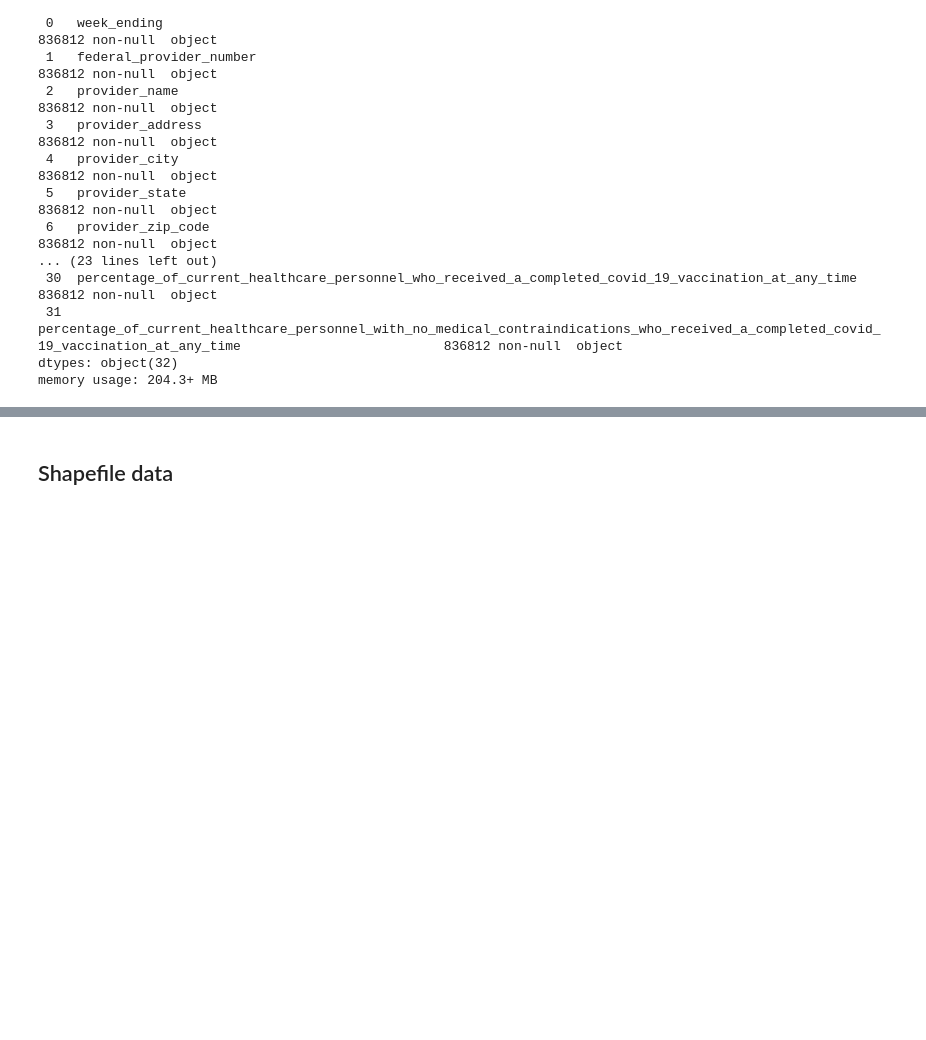
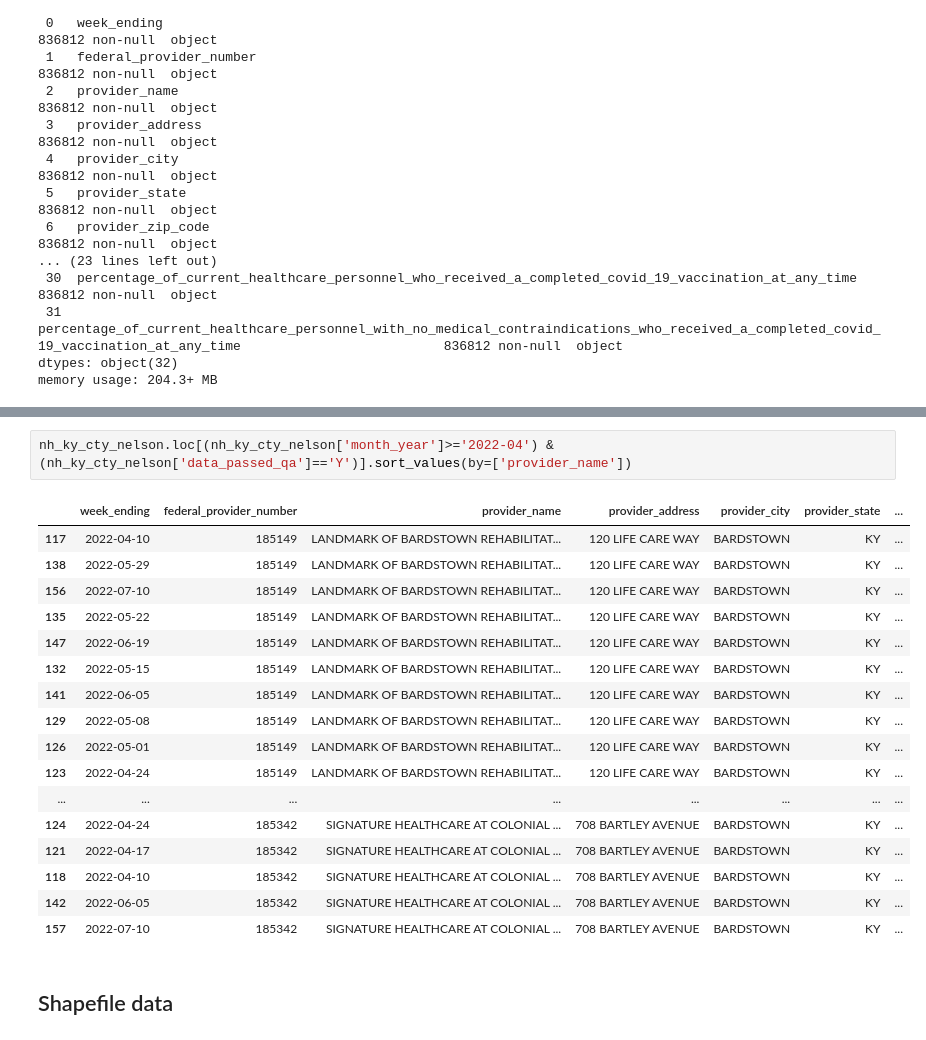
Before and after one commit to sarah-weatherbee/nursing_home, a Jupyter notebook: NH_data_IDA_EDA.ipynb, the cells around one changed output, grey strips where cells are left out. Drawn from its saved outputs; the diff is of its cells as text; blank space fills up the shorter version.

Commit message:
added data sources to README, initial eda in notebook

```diff
--- a/NH_data_IDA_EDA.ipynb
+++ b/NH_data_IDA_EDA.ipynb
@@ -102,3 +389,23 @@ nh_all
+# %%
+nh_ky_cty_nelson.loc[(nh_ky_cty_nelson['month_year']>='2022-04') & (nh_ky_cty_nelson['data_passed_qa']=='Y')].sort_values(by=['provider_name'])
+# %% [output]
+|  | week_ending | federal_provider_number | provider_name | provider_address | provider_city | provider_state | ... |
+| 117 | 2022-04-10 | 185149 | LANDMARK OF BARDSTOWN REHABILITAT... | 120 LIFE CARE WAY | BARDSTOWN | KY | ... |
+| 138 | 2022-05-29 | 185149 | LANDMARK OF BARDSTOWN REHABILITAT... | 120 LIFE CARE WAY | BARDSTOWN | KY | ... |
+| 156 | 2022-07-10 | 185149 | LANDMARK OF BARDSTOWN REHABILITAT... | 120 LIFE CARE WAY | BARDSTOWN | KY | ... |
+| 135 | 2022-05-22 | 185149 | LANDMARK OF BARDSTOWN REHABILITAT... | 120 LIFE CARE WAY | BARDSTOWN | KY | ... |
+| 147 | 2022-06-19 | 185149 | LANDMARK OF BARDSTOWN REHABILITAT... | 120 LIFE CARE WAY | BARDSTOWN | KY | ... |
+| 132 | 2022-05-15 | 185149 | LANDMARK OF BARDSTOWN REHABILITAT... | 120 LIFE CARE WAY | BARDSTOWN | KY | ... |
+| 141 | 2022-06-05 | 185149 | LANDMARK OF BARDSTOWN REHABILITAT... | 120 LIFE CARE WAY | BARDSTOWN | KY | ... |
+| 129 | 2022-05-08 | 185149 | LANDMARK OF BARDSTOWN REHABILITAT... | 120 LIFE CARE WAY | BARDSTOWN | KY | ... |
+| 126 | 2022-05-01 | 185149 | LANDMARK OF BARDSTOWN REHABILITAT... | 120 LIFE CARE WAY | BARDSTOWN | KY | ... |
+| 123 | 2022-04-24 | 185149 | LANDMARK OF BARDSTOWN REHABILITAT... | 120 LIFE CARE WAY | BARDSTOWN | KY | ... |
+| ... | ... | ... | ... | ... | ... | ... | ... |
+| 124 | 2022-04-24 | 185342 | SIGNATURE HEALTHCARE AT COLONIAL ... | 708 BARTLEY AVENUE | BARDSTOWN | KY | ... |
+| 121 | 2022-04-17 | 185342 | SIGNATURE HEALTHCARE AT COLONIAL ... | 708 BARTLEY AVENUE | BARDSTOWN | KY | ... |
+| 118 | 2022-04-10 | 185342 | SIGNATURE HEALTHCARE AT COLONIAL ... | 708 BARTLEY AVENUE | BARDSTOWN | KY | ... |
+| 142 | 2022-06-05 | 185342 | SIGNATURE HEALTHCARE AT COLONIAL ... | 708 BARTLEY AVENUE | BARDSTOWN | KY | ... |
+| 157 | 2022-07-10 | 185342 | SIGNATURE HEALTHCARE AT COLONIAL ... | 708 BARTLEY AVENUE | BARDSTOWN | KY | ... |
 # %% [markdown]
 ## Shapefile data
 # %%
```
Also changed, not shown: parts of 29 cells of this notebook, 1 other file.
